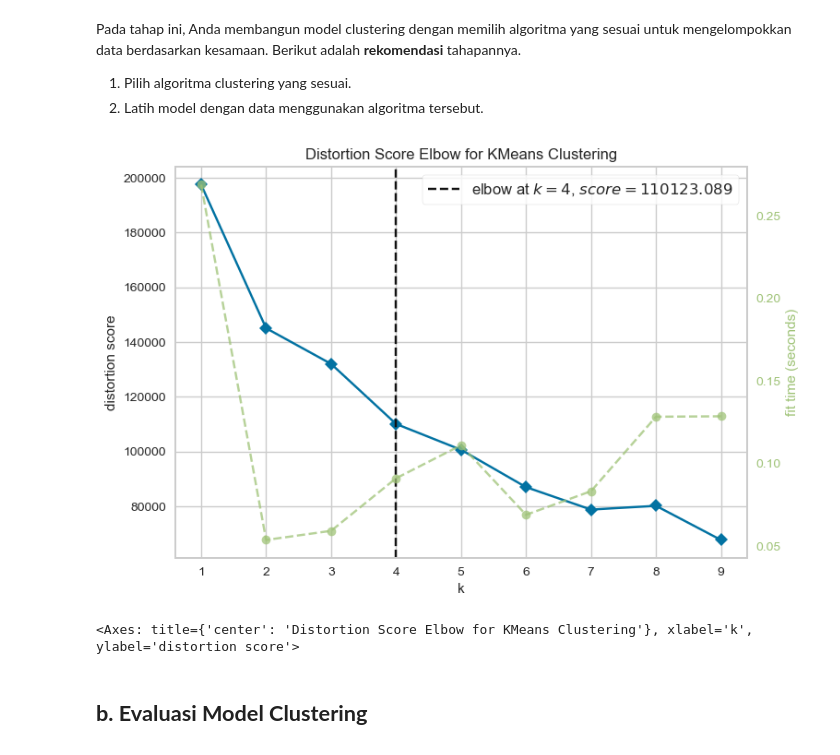
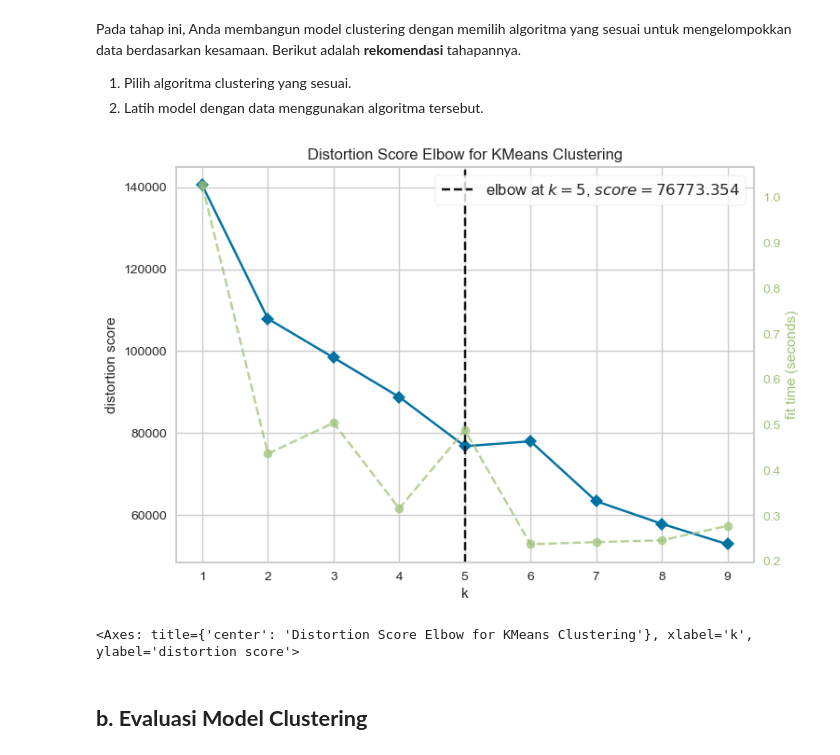
Before and after one commit to septiisdayanna/earthquakes_clustering, a Jupyter notebook: [Clustering]_Submission_Akhir_BMLP_Your_Name_(Updated).ipynb, the cells around one changed output. Cells and saved outputs as stored; diff of their text form; code cells hidden in the pictures.

```diff
--- a/[Clustering]_Submission_Akhir_BMLP_Your_Name_(Updated).ipynb
+++ b/[Clustering]_Submission_Akhir_BMLP_Your_Name_(Updated).ipynb
@@ -308,3 +308,10 @@ for i in range(len(x)):
 plt.show()
 # %% [output]
 [figure]
+# %%
+# Standardisasi fitur numerik
+scaler = StandardScaler()
+df[num_features] = scaler.fit_transform(df[num_features])
+
+# testing
+df.describe()
@@ -311,11 +328,14 @@ plt.show()
 # %%
 # Mengubah data kategorikal menjadi numerik menggunakan OneHotEncoder
-df = df.drop(columns=['id', 'place'])  # Menghapus dua kolom yang tidak perlu diencoding karena memiliki banyak nilai unik
+df = df.drop(columns=['id', 'place', 'time', 'updated'])  # Menghapus dua kolom yang tidak perlu diencoding karena memiliki banyak nilai unik
 cat_features = df.select_dtypes(include=['object']).columns
 
 # Menggunakan pd.get_dummies untuk One-Hot Encoding
 df_one_hot = pd.get_dummies(df, columns=cat_features)
 
+# Konversi boolean menjadi numerik (0 dan 1)
+df_one_hot = df_one_hot.astype(int)
+
 # Menampilkan hasil
 df_one_hot
 # %% [output]
@@ -362,18 +363,18 @@ Pada tahap ini, Anda membangun model clustering dengan memilih algoritma yang se
 # %%
 # karena menggunakan K-Means maka akan menentukan jumlah cluster optimal dengan metode Elbow
 # Inisialisasi model KMeans tanpa parameter awal
 kmeans = KMeans()
 
 # Inisialisasi visualizer KElbow untuk menentukan jumlah cluster optimal
 visualizer = KElbowVisualizer(kmeans, k=(1, 10))
 
 # Fit visualizer dengan data untuk menemukan jumlah cluster optimal
-visualizer.fit(df_scaled)
+visualizer.fit(df_one_hot)
 
 # Menampilkan grafik elbow untuk analisis
 visualizer.show()
 # %% [output]
-[figure, old version]
+[figure, new version]
 <Axes: title={'center': 'Distortion Score Elbow for KMeans Clustering'}, xlabel='k', ylabel='distortion score'>
 # %% [markdown]
 ## **b. Evaluasi Model Clustering**
```
Also changed, not shown: parts of 3 cells of this notebook.
